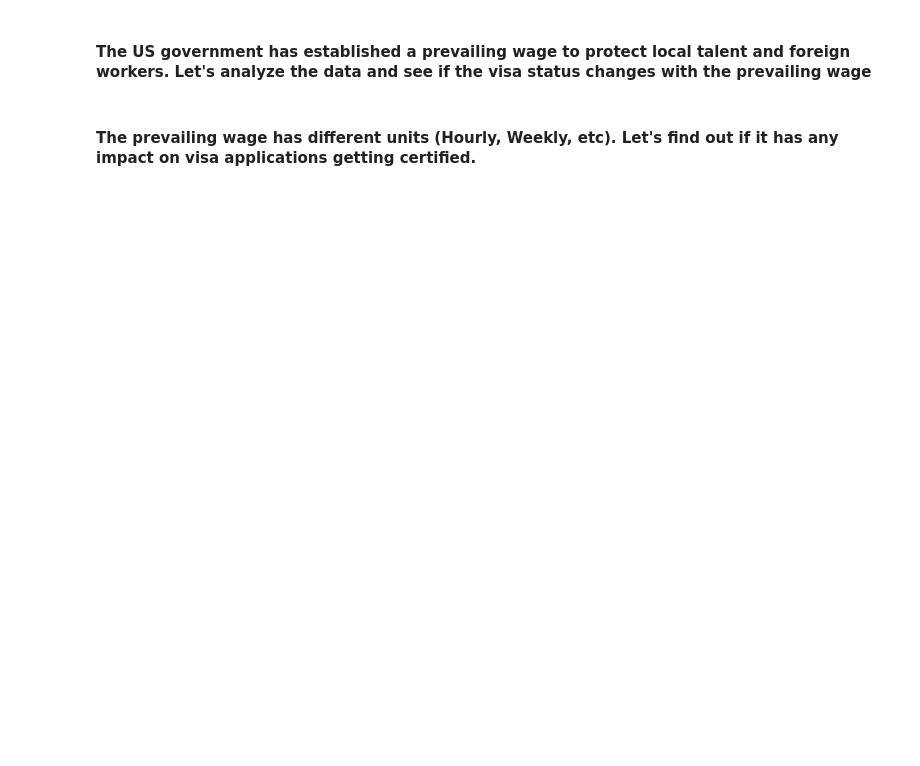
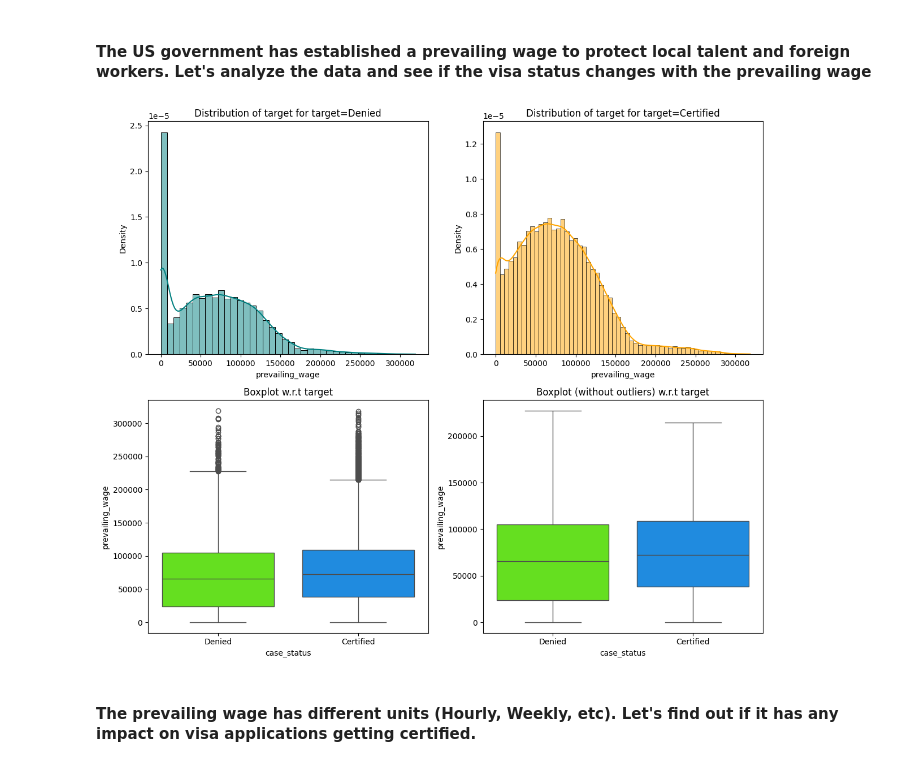
Before and after one commit to ankur0405/LearningPython, a Jupyter notebook: EasyVisa_Full_Code.ipynb, the cells around one changed output. Saved outputs shown, nothing was run; the diff lists cells and outputs as text; code cells hidden in the pictures; blank space fills up the shorter version.

```diff
--- a/EasyVisa_Full_Code.ipynb
+++ b/EasyVisa_Full_Code.ipynb
@@ -444,4 +449,8 @@ Y                       11024    3778  14802
 # %% [markdown]
 #### The US government has established a prevailing wage to protect local talent and foreign workers. Let's analyze the data and see if the visa status changes with the prevailing wage
+# %%
+distribution_plot_wrt_target(df,'prevailing_wage','case_status')
+# %% [output]
+[figure, added]
 # %% [markdown]
 #### The prevailing wage has different units (Hourly, Weekly, etc). Let's find out if it has any impact on visa applications getting certified.
```
Also changed, not shown: parts of 3 cells of this notebook.
